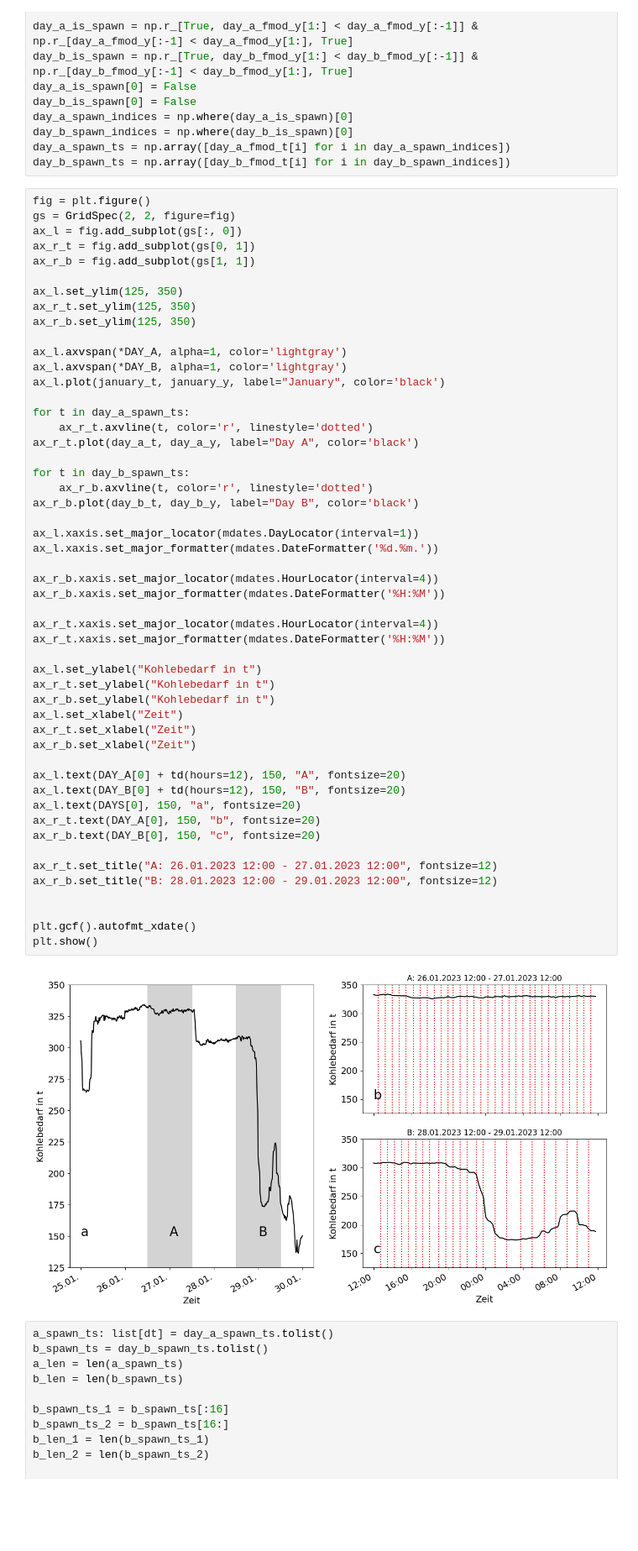
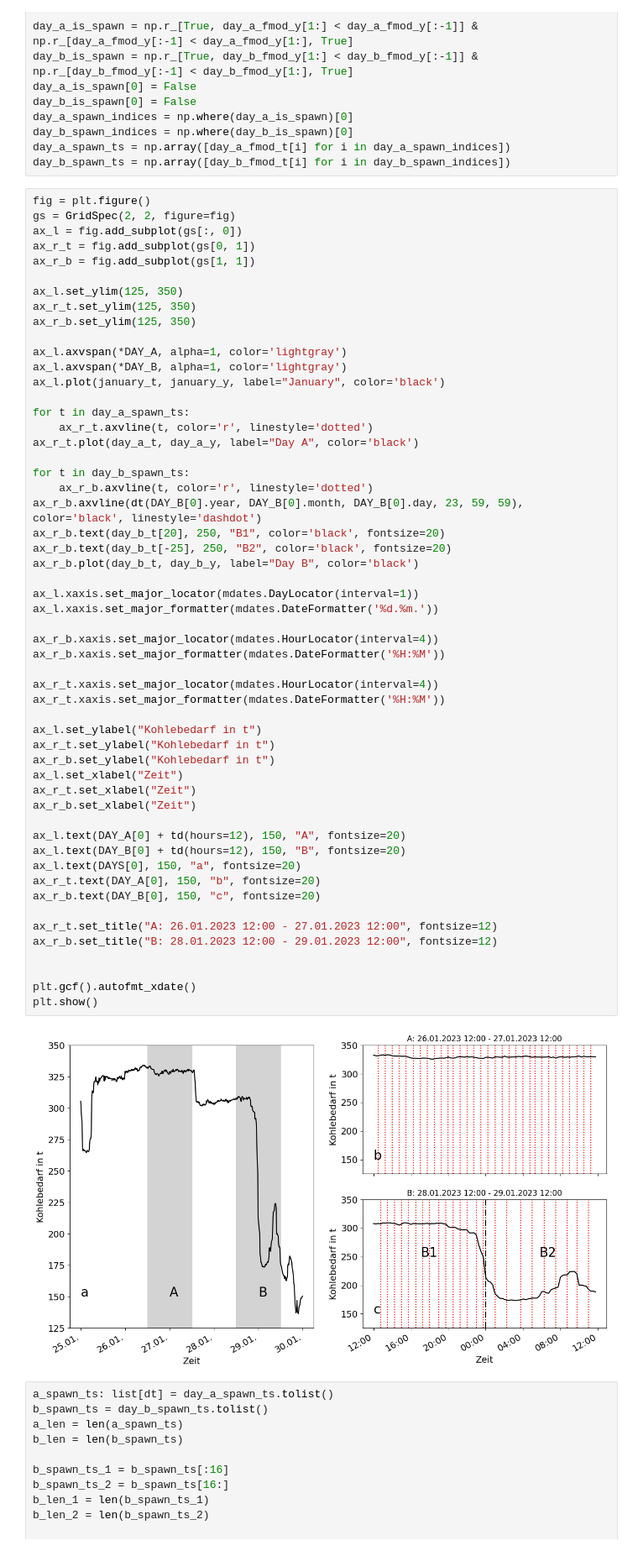
Before and after one commit to CR1337/hpi-bachelor-thesis, a Jupyter notebook: scripts/results/results.ipynb, the cells around one changed output. Shown at 84% size. Saved outputs shown, nothing was run; the diff lists cells and outputs as text; blank space fills up the shorter version.

```diff
--- a/scripts/results/results.ipynb
+++ b/scripts/results/results.ipynb
@@ -131,38 +131,41 @@ ax_r_t.plot(day_a_t, day_a_y, label="Day A", color='black')
 
 for t in day_b_spawn_ts:
     ax_r_b.axvline(t, color='r', linestyle='dotted')
+ax_r_b.axvline(dt(DAY_B[0].year, DAY_B[0].month, DAY_B[0].day, 23, 59, 59), color='black', linestyle='dashdot')
+ax_r_b.text(day_b_t[20], 250, "B1", color='black', fontsize=20)
+ax_r_b.text(day_b_t[-25], 250, "B2", color='black', fontsize=20)
 ax_r_b.plot(day_b_t, day_b_y, label="Day B", color='black')
 
 ax_l.xaxis.set_major_locator(mdates.DayLocator(interval=1))
 ax_l.xaxis.set_major_formatter(mdates.DateFormatter('%d.%m.'))
 
 ax_r_b.xaxis.set_major_locator(mdates.HourLocator(interval=4))
 ax_r_b.xaxis.set_major_formatter(mdates.DateFormatter('%H:%M'))
 
 ax_r_t.xaxis.set_major_locator(mdates.HourLocator(interval=4))
 ax_r_t.xaxis.set_major_formatter(mdates.DateFormatter('%H:%M'))
 
 ax_l.set_ylabel("Kohlebedarf in t")
 ax_r_t.set_ylabel("Kohlebedarf in t")
 ax_r_b.set_ylabel("Kohlebedarf in t")
 ax_l.set_xlabel("Zeit")
 ax_r_t.set_xlabel("Zeit")
 ax_r_b.set_xlabel("Zeit")
 
 ax_l.text(DAY_A[0] + td(hours=12), 150, "A", fontsize=20)
 ax_l.text(DAY_B[0] + td(hours=12), 150, "B", fontsize=20)
 ax_l.text(DAYS[0], 150, "a", fontsize=20)
 ax_r_t.text(DAY_A[0], 150, "b", fontsize=20)
 ax_r_b.text(DAY_B[0], 150, "c", fontsize=20)
 
 ax_r_t.set_title("A: 26.01.2023 12:00 - 27.01.2023 12:00", fontsize=12)
 ax_r_b.set_title("B: 28.01.2023 12:00 - 29.01.2023 12:00", fontsize=12)
 
 
 plt.gcf().autofmt_xdate()
 plt.show()
 # %% [output]
-[figure, old version]
+[figure, new version]
 # %%
 a_spawn_ts: list[dt] = day_a_spawn_ts.tolist()
 b_spawn_ts = day_b_spawn_ts.tolist()
```
Also changed, not shown: parts of 1 cell of this notebook, 3 other files.
